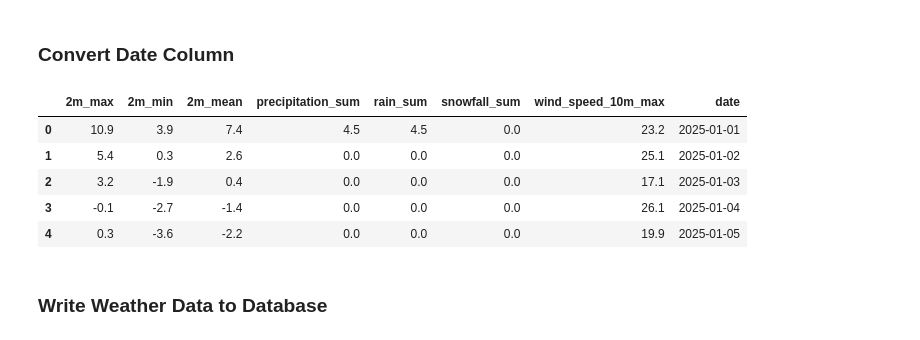
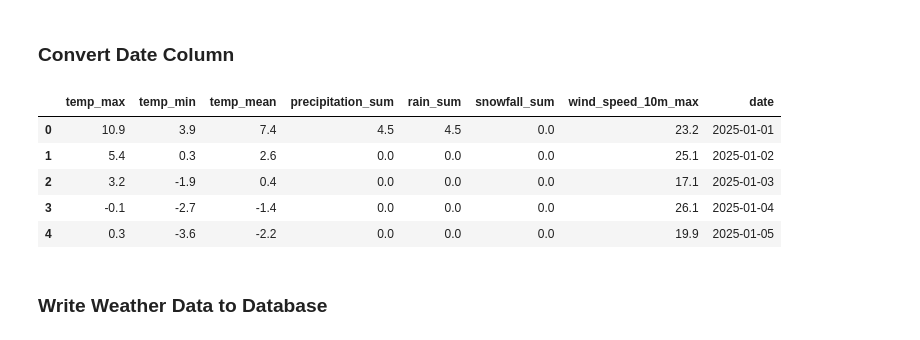
Before and after one commit to MarTvyal62/NYJ-City-Bike, a Jupyter notebook: notebooks/6_Data_to_PostgreSQL&PostGIS.ipynb, the cells around one changed output. Saved outputs shown, nothing was run; the diff lists cells and outputs as text; code cells hidden in the pictures.

```diff
--- a/notebooks/6_Data_to_PostgreSQL&PostGIS.ipynb
+++ b/notebooks/6_Data_to_PostgreSQL&PostGIS.ipynb
@@ -183,12 +183,19 @@ weather_df.head()
 # %%
 weather_df["date"] = pd.to_datetime(
     weather_df["date"],
     errors="coerce"
 )
 
+weather_df = weather_df.rename(
+    columns={
+        "2m_max": "temp_max",
+        "2m_min": "temp_min",
+        "2m_mean": "temp_mean"
+    }
+)
 weather_df.head()
 # %% [output]
-|  | 2m_max | 2m_min | 2m_mean | precipitation_sum | rain_sum | snowfall_sum | wind_speed_10m_max | date |
+|  | temp_max | temp_min | temp_mean | precipitation_sum | rain_sum | snowfall_sum | wind_speed_10m_max | date |
 | 0 | 10.9 | 3.9 | 7.4 | 4.5 | 4.5 | 0.0 | 23.2 | 2025-01-01 |
 | 1 | 5.4 | 0.3 | 2.6 | 0.0 | 0.0 | 0.0 | 25.1 | 2025-01-02 |
 | 2 | 3.2 | -1.9 | 0.4 | 0.0 | 0.0 | 0.0 | 17.1 | 2025-01-03 |
```
Also changed, not shown: parts of 25 cells of this notebook.
